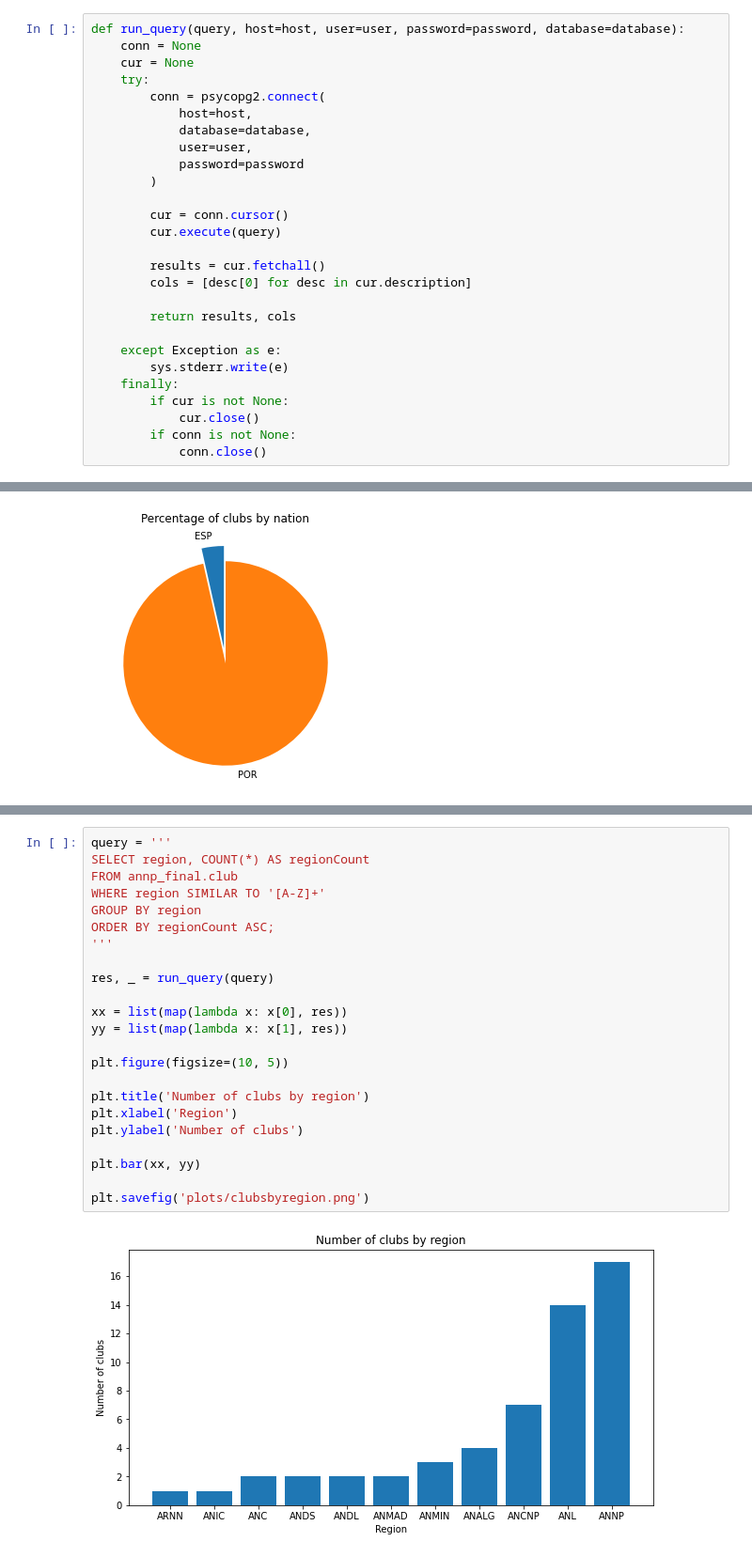
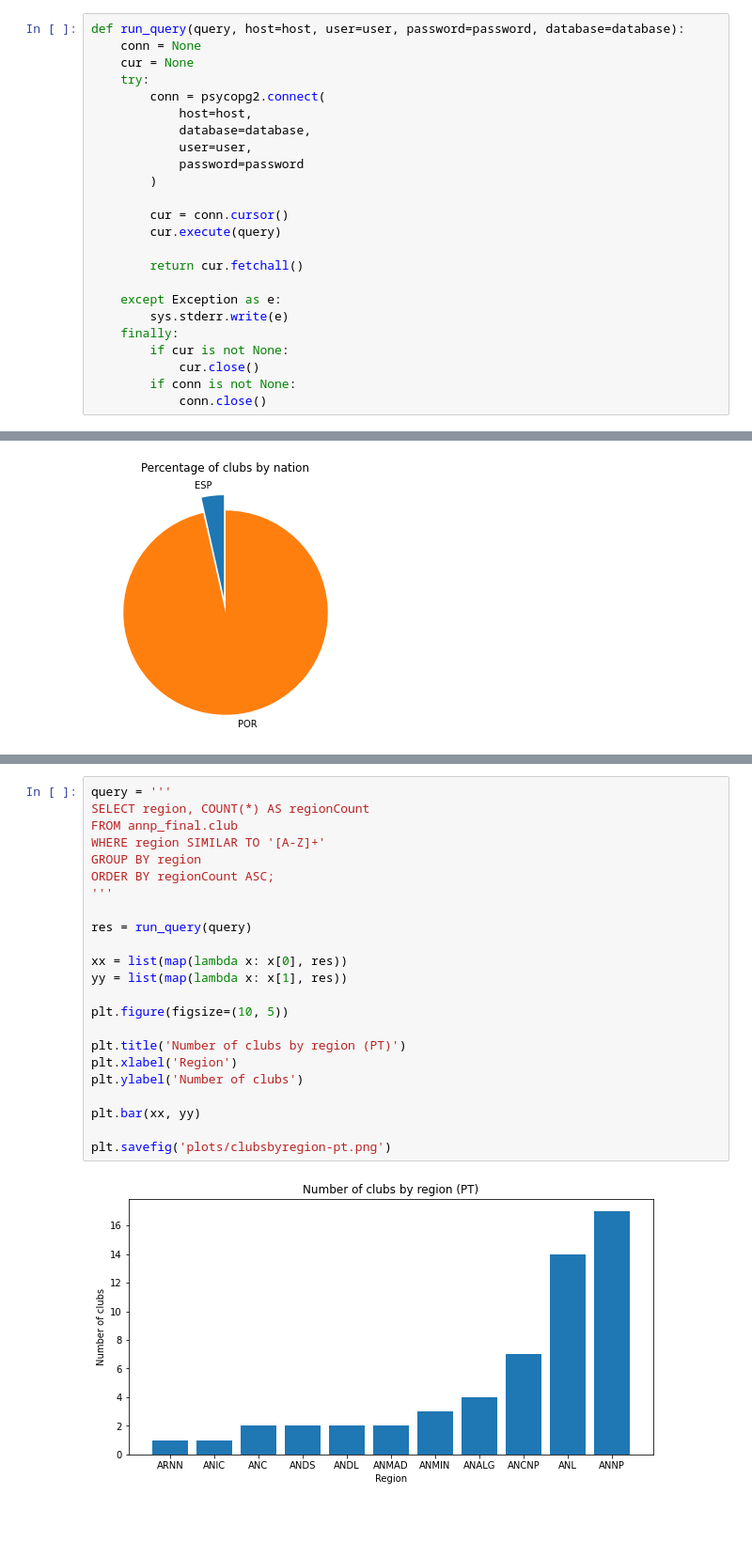
Before and after one commit to ruipedro16/TABD, a Jupyter notebook: queries.ipynb, the cells around one changed output, grey strips where cells are left out. Shown at 94% size. Saved outputs shown, nothing was run; the diff lists cells and outputs as text; blank space fills up the shorter version.

```diff
--- a/queries.ipynb
+++ b/queries.ipynb
@@ -25,10 +26,7 @@ def run_query(query, host=host, user=user, password=password, database=database)
         cur = conn.cursor()
         cur.execute(query)
 
-        results = cur.fetchall()
-        cols = [desc[0] for desc in cur.description]
-
-        return results, cols
+        return cur.fetchall()
 
     except Exception as e:
         sys.stderr.write(e)
@@ -207,25 +226,25 @@ plt.savefig('plots/clubsbynation-pie.png')
 # %%
 query = '''
 SELECT region, COUNT(*) AS regionCount
 FROM annp_final.club
 WHERE region SIMILAR TO '[A-Z]+'
 GROUP BY region
 ORDER BY regionCount ASC;
 '''
 
-res, _ = run_query(query)
+res = run_query(query)
 
 xx = list(map(lambda x: x[0], res))
 yy = list(map(lambda x: x[1], res))
 
 plt.figure(figsize=(10, 5))
 
-plt.title('Number of clubs by region')
+plt.title('Number of clubs by region (PT)')
 plt.xlabel('Region')
 plt.ylabel('Number of clubs')
 
 plt.bar(xx, yy)
 
-plt.savefig('plots/clubsbyregion.png')
+plt.savefig('plots/clubsbyregion-pt.png')
 # %% [output]
-[figure, old version]
+[figure, new version]
```
Also changed, not shown: parts of 13 cells of this notebook, 22 other files.
